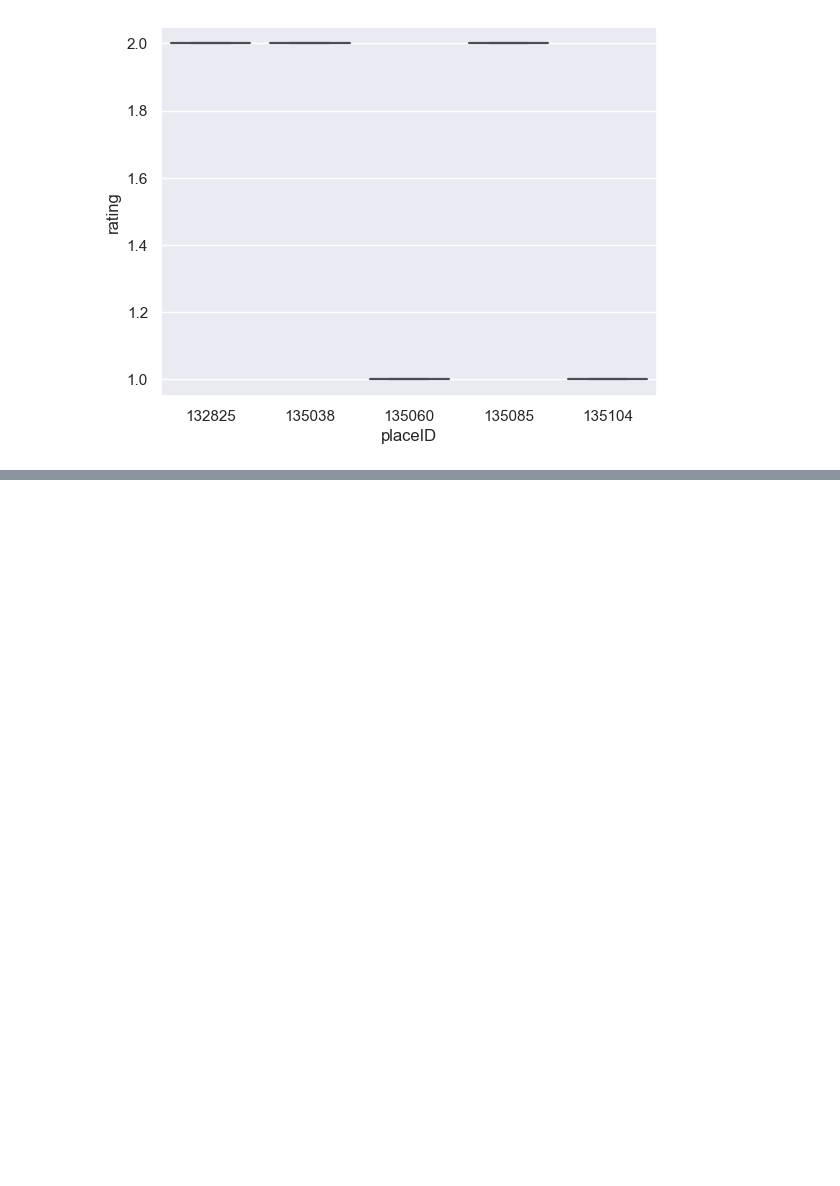
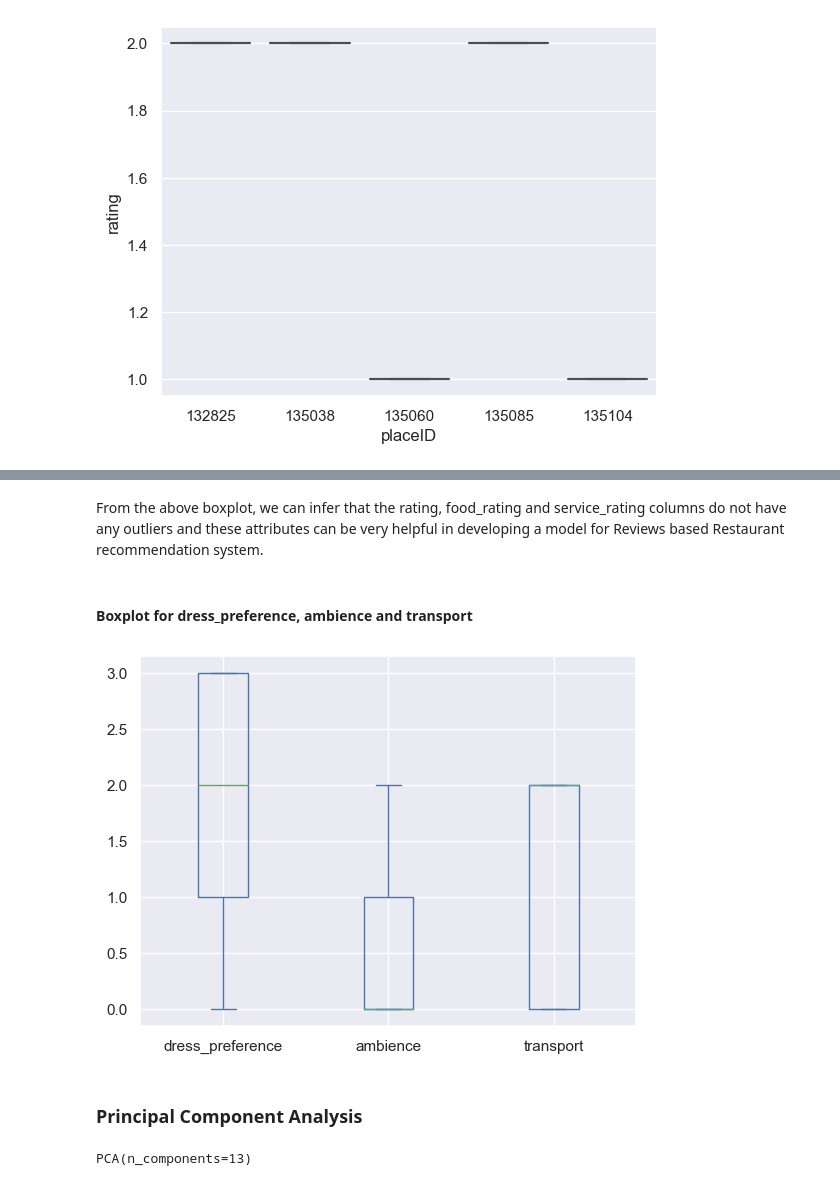
Before and after one commit to dpulivar/Restaurant_Recommendation_System_Group_3_DSML_IST5520, a Jupyter notebook: Milestone2/Restaurant_Reviews_Based_Recommendation_System_Group_3_Milestone2.ipynb, the cells around one changed output, grey strips where cells are left out. Cells and saved outputs as stored; diff of their text form; code cells hidden in the pictures; blank space fills up the shorter version.

```diff
--- a/Milestone2/Restaurant_Reviews_Based_Recommendation_System_Group_3_Milestone2.ipynb
+++ b/Milestone2/Restaurant_Reviews_Based_Recommendation_System_Group_3_Milestone2.ipynb
@@ -1227,0 +1281,19 @@ sns.boxplot(x='placeID',y='rating',data=ratings.head());
+# %% [markdown]
+From the above boxplot, we can infer that the rating, food_rating and service_rating columns do not have any outliers and these attributes can be very helpful in developing a model for Reviews based Restaurant recommendation system.
+# %% [markdown]
+<h4> Boxplot for dress_preference, ambience and transport </h4>
+# %%
+plot3 = final_data[['dress_preference','ambience','transport']].plot.box()
+plt.xticks(rotation=0);
+# %% [output]
+[figure, added]
+# %% [markdown]
+<h3> Principal Component Analysis </h3>
+# %%
+# Select the number of components
+pca1 = PCA(n_components=13)
+
+# Fit the PCA model
+pca1.fit(final_data)
+# %% [output]
+PCA(n_components=13)
```
Also changed, not shown: parts of 16 cells of this notebook.
